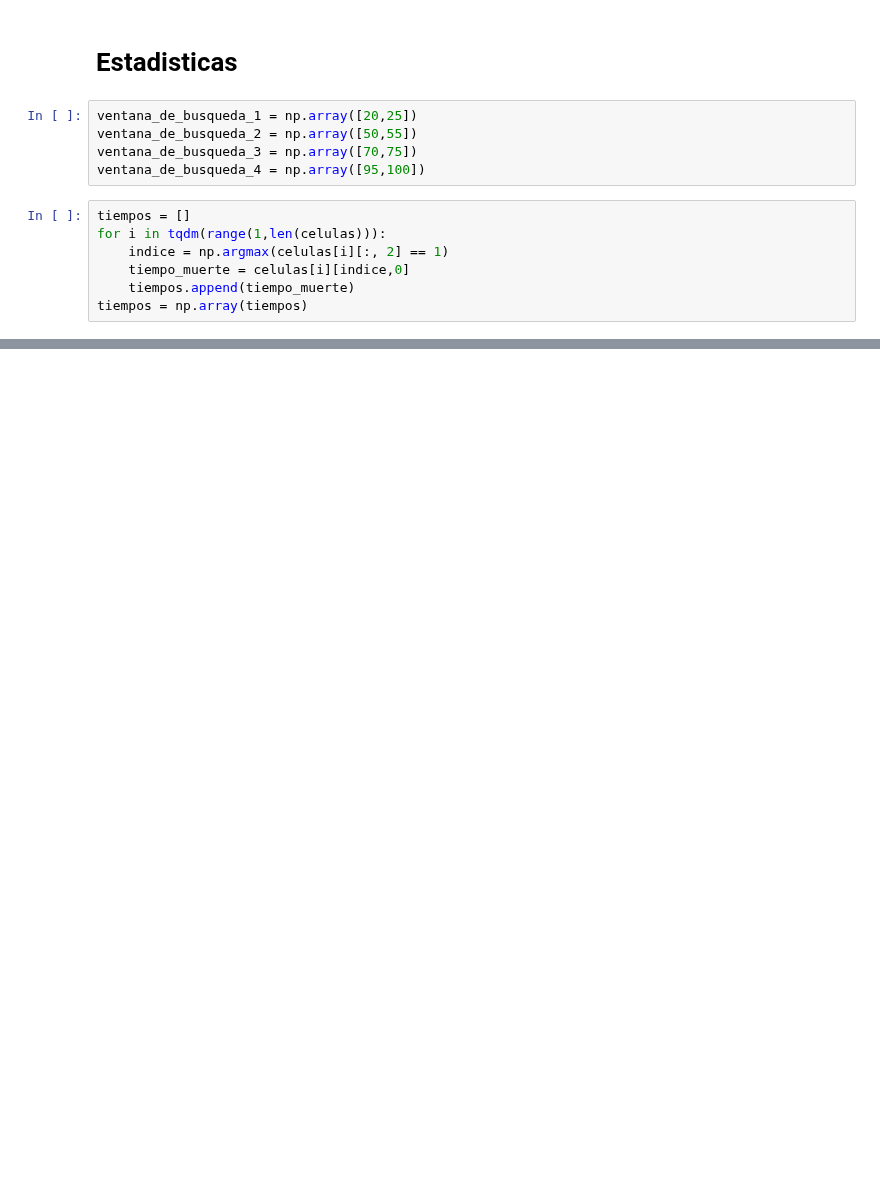
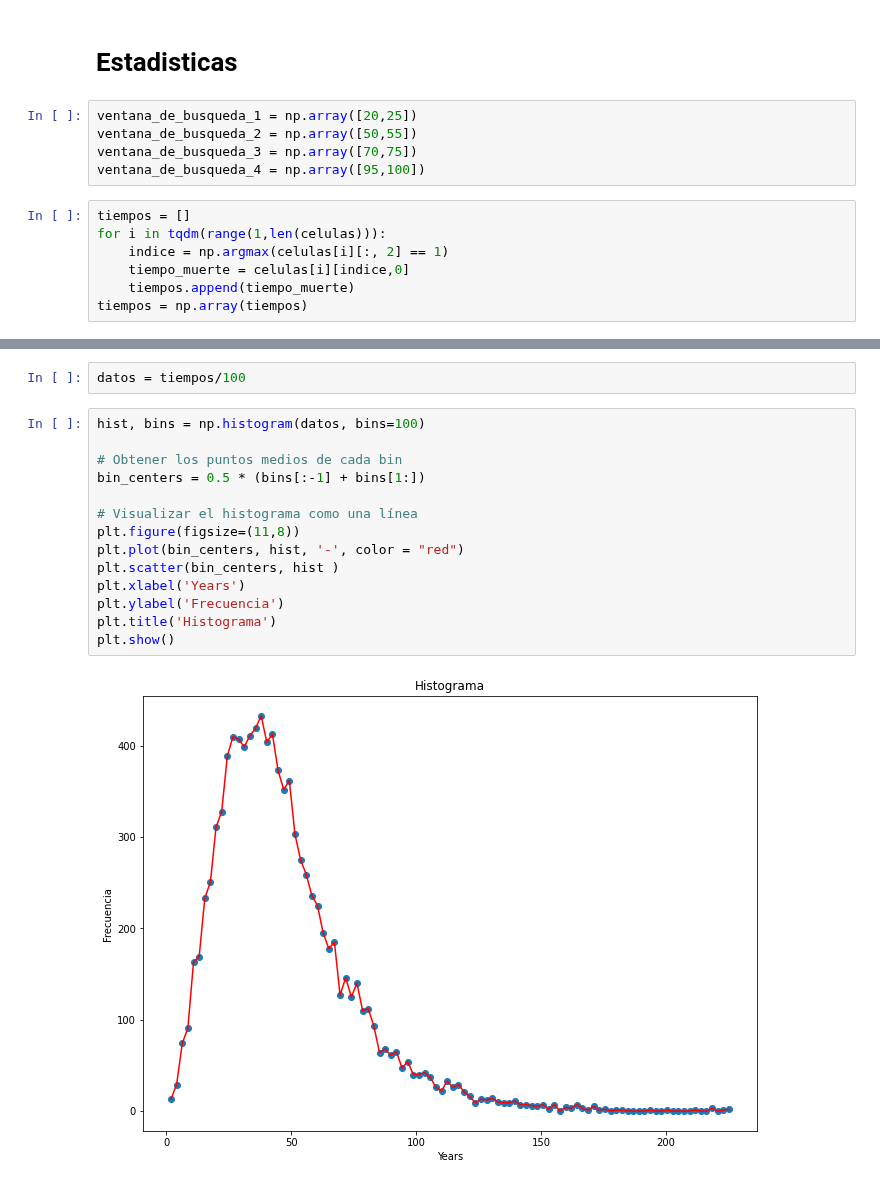
Before and after one commit to Rafther0112/Human_Aging_Research, a Jupyter notebook: Montecarlo_kinetic_simulation.ipynb, the cells around one changed output, grey strips where cells are left out. Drawn from its saved outputs; the diff is of its cells as text; blank space fills up the shorter version.

```diff
--- a/Montecarlo_kinetic_simulation.ipynb
+++ b/Montecarlo_kinetic_simulation.ipynb
@@ -91,0 +109,18 @@ plt.hist(tiempos/100, bins = 100)
+# %%
+datos = tiempos/100
+# %%
+hist, bins = np.histogram(datos, bins=100)
+
+# Obtener los puntos medios de cada bin
+bin_centers = 0.5 * (bins[:-1] + bins[1:])
+
+# Visualizar el histograma como una línea
+plt.figure(figsize=(11,8))
+plt.plot(bin_centers, hist, '-', color = "red")
+plt.scatter(bin_centers, hist )
+plt.xlabel('Years')
+plt.ylabel('Frecuencia')
+plt.title('Histograma')
+plt.show()
+# %% [output]
+[figure, added]
```
Also changed, not shown: parts of 4 cells of this notebook, 1 other file.
